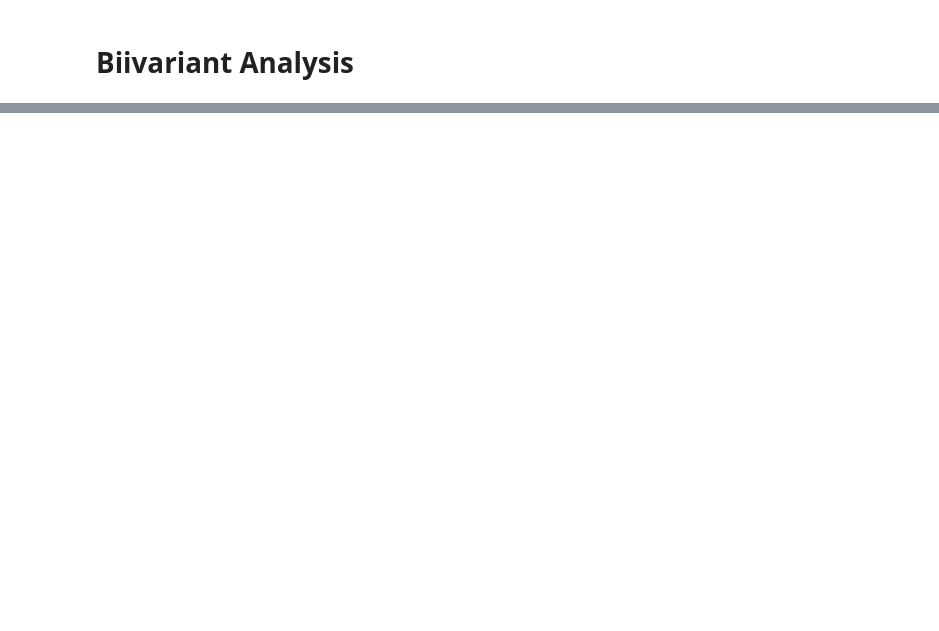
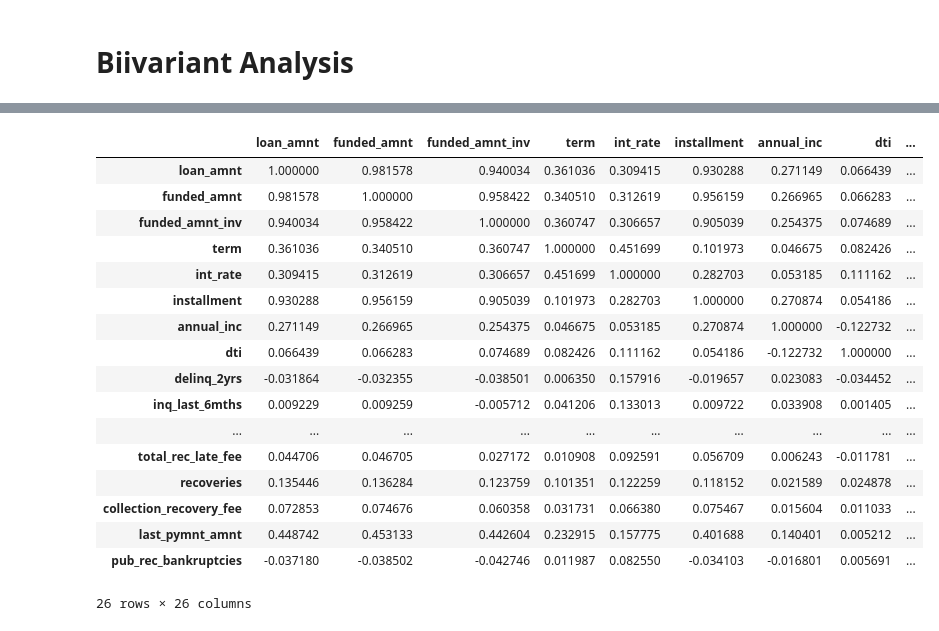
Before and after one commit to saurabhbhargava6/Lending-Case-Study, a Jupyter notebook: LendingClub_CaseStudy.ipynb, the cells around one changed output, grey strips where cells are left out. Saved outputs shown, nothing was run; the diff lists cells and outputs as text; code cells hidden in the pictures; blank space fills up the shorter version.

```diff
--- a/LendingClub_CaseStudy.ipynb
+++ b/LendingClub_CaseStudy.ipynb
@@ -821,0 +1186,21 @@ df.groupby(['term', 'addr_state']).size().unstack().plot(kind='bar', stacked=Tru
+# %%
+df[corr_mat_table].corr()
+# %% [output]
+|  | loan_amnt | funded_amnt | funded_amnt_inv | term | int_rate | installment | annual_inc | dti | ... |
+| loan_amnt | 1.000000 | 0.981578 | 0.940034 | 0.361036 | 0.309415 | 0.930288 | 0.271149 | 0.066439 | ... |
+| funded_amnt | 0.981578 | 1.000000 | 0.958422 | 0.340510 | 0.312619 | 0.956159 | 0.266965 | 0.066283 | ... |
+| funded_amnt_inv | 0.940034 | 0.958422 | 1.000000 | 0.360747 | 0.306657 | 0.905039 | 0.254375 | 0.074689 | ... |
+| term | 0.361036 | 0.340510 | 0.360747 | 1.000000 | 0.451699 | 0.101973 | 0.046675 | 0.082426 | ... |
+| int_rate | 0.309415 | 0.312619 | 0.306657 | 0.451699 | 1.000000 | 0.282703 | 0.053185 | 0.111162 | ... |
+| installment | 0.930288 | 0.956159 | 0.905039 | 0.101973 | 0.282703 | 1.000000 | 0.270874 | 0.054186 | ... |
+| annual_inc | 0.271149 | 0.266965 | 0.254375 | 0.046675 | 0.053185 | 0.270874 | 1.000000 | -0.122732 | ... |
+| dti | 0.066439 | 0.066283 | 0.074689 | 0.082426 | 0.111162 | 0.054186 | -0.122732 | 1.000000 | ... |
+| delinq_2yrs | -0.031864 | -0.032355 | -0.038501 | 0.006350 | 0.157916 | -0.019657 | 0.023083 | -0.034452 | ... |
+| inq_last_6mths | 0.009229 | 0.009259 | -0.005712 | 0.041206 | 0.133013 | 0.009722 | 0.033908 | 0.001405 | ... |
+| ... | ... | ... | ... | ... | ... | ... | ... | ... | ... |
+| total_rec_late_fee | 0.044706 | 0.046705 | 0.027172 | 0.010908 | 0.092591 | 0.056709 | 0.006243 | -0.011781 | ... |
+| recoveries | 0.135446 | 0.136284 | 0.123759 | 0.101351 | 0.122259 | 0.118152 | 0.021589 | 0.024878 | ... |
+| collection_recovery_fee | 0.072853 | 0.074676 | 0.060358 | 0.031731 | 0.066380 | 0.075467 | 0.015604 | 0.011033 | ... |
+| last_pymnt_amnt | 0.448742 | 0.453133 | 0.442604 | 0.232915 | 0.157775 | 0.401688 | 0.140401 | 0.005212 | ... |
+| pub_rec_bankruptcies | -0.037180 | -0.038502 | -0.042746 | 0.011987 | 0.082550 | -0.034103 | -0.016801 | 0.005691 | ... |
+26 rows × 26 columns
```
Also changed, not shown: parts of 47 cells of this notebook.
